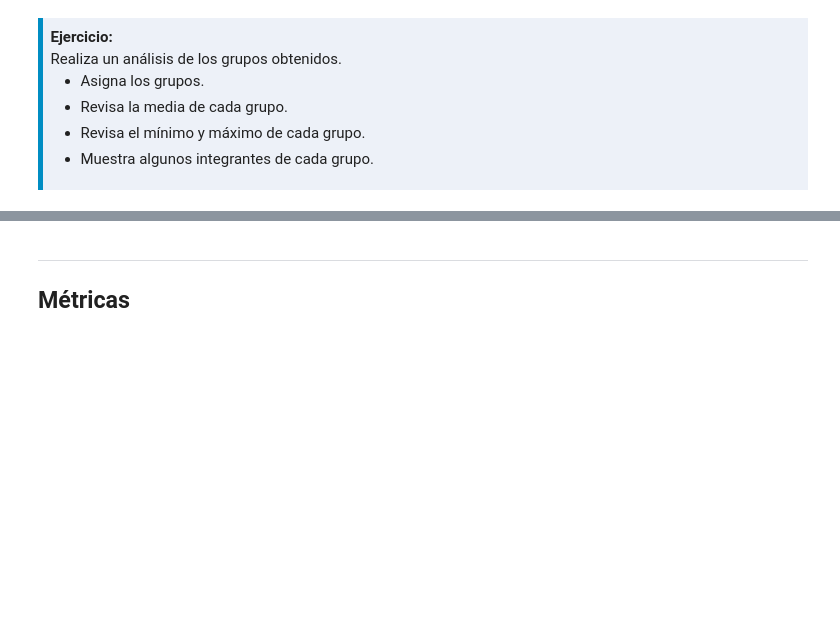
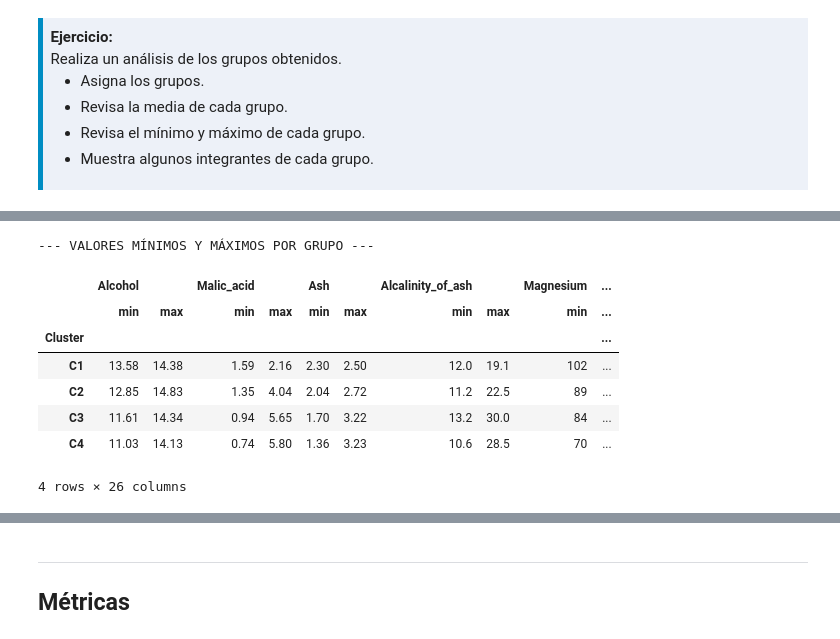
Before and after one commit to jennygn/Ejercicios, a Jupyter notebook: 02_Agrupamiento_Jerarquico.ipynb, the cells around one changed output, grey strips where cells are left out. Saved outputs shown, nothing was run; the diff lists cells and outputs as text; code cells hidden in the pictures; blank space fills up the shorter version.

```diff
--- a/02_Agrupamiento_Jerarquico.ipynb
+++ b/02_Agrupamiento_Jerarquico.ipynb
@@ -198,0 +173,16 @@ print(integrantes_ejemplo.sort_values('Cluster'))
+# %%
+# 2. Análisis de Mínimos y Máximos (Rangos de los grupos)
+print("\n--- VALORES MÍNIMOS Y MÁXIMOS POR GRUPO ---")
+# Usamos .agg para obtener ambos valores en una sola tabla
+resumen_rangos = X.groupby('Cluster').agg(['min', 'max'])
+display(resumen_rangos)
+# %% [output]
+--- VALORES MÍNIMOS Y MÁXIMOS POR GRUPO ---
+|  | Alcohol |  | Malic_acid |  | Ash |  | Alcalinity_of_ash |  | Magnesium | ... |
+|  | min | max | min | max | min | max | min | max | min | ... |
+| Cluster |  |  |  |  |  |  |  |  |  | ... |
+| C1 | 13.58 | 14.38 | 1.59 | 2.16 | 2.30 | 2.50 | 12.0 | 19.1 | 102 | ... |
+| C2 | 12.85 | 14.83 | 1.35 | 4.04 | 2.04 | 2.72 | 11.2 | 22.5 | 89 | ... |
+| C3 | 11.61 | 14.34 | 0.94 | 5.65 | 1.70 | 3.22 | 13.2 | 30.0 | 84 | ... |
+| C4 | 11.03 | 14.13 | 0.74 | 5.80 | 1.36 | 3.23 | 10.6 | 28.5 | 70 | ... |
+4 rows × 26 columns
```
Also changed, not shown: parts of 36 cells of this notebook.
